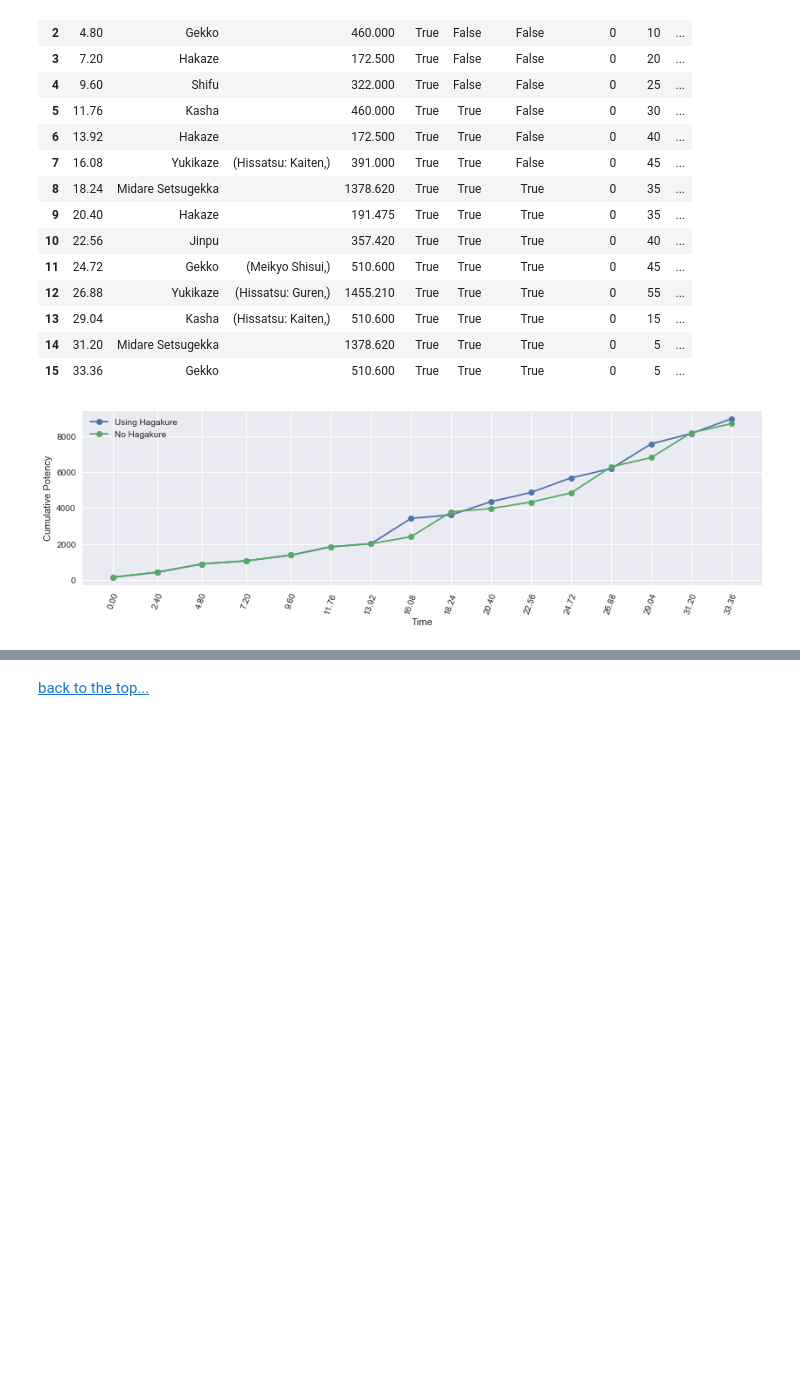
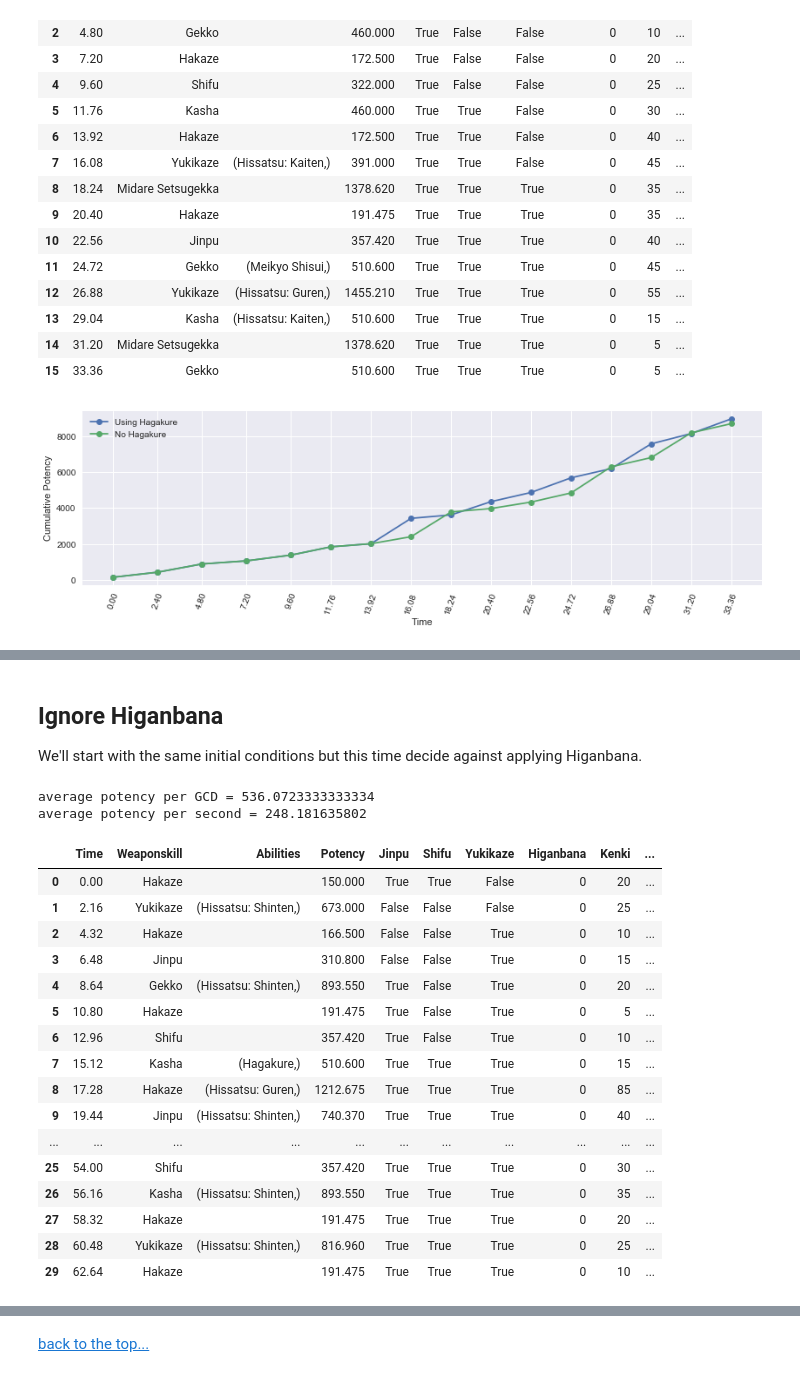
Before and after one commit to rconcep/ffxiv, a Jupyter notebook: sam-by-the-numbers-part-5.ipynb, the cells around one changed output, grey strips where cells are left out. Cells and saved outputs as stored; diff of their text form; code cells hidden in the pictures; blank space fills up the shorter version.

```diff
--- a/sam-by-the-numbers-part-5.ipynb
+++ b/sam-by-the-numbers-part-5.ipynb
@@ -597,0 +689,43 @@ To sum up:
+# %% [markdown]
+## Ignore Higanbana
+We'll start with the same initial conditions but this time decide against applying Higanbana.
+# %%
+sam = Samurai(base_gcd=2.40, kenki_mastery=2, kenki_gauge=20)
+
+sam.has_jinpu = True
+sam.has_shifu = True
+
+actions = [('Hakaze'), ('Yukikaze', 'Hissatsu: Shinten'),
+           ('Hakaze'), ('Jinpu'), ('Gekko', 'Hissatsu: Shinten'),
+           ('Hakaze'), ('Shifu'), ('Kasha', 'Hagakure'),
+           ('Hakaze', 'Hissatsu: Guren'), ('Jinpu', 'Hissatsu: Shinten'), ('Gekko', 'Meikyo Shisui'),
+           ('Yukikaze', 'Hissatsu: Shinten'), ('Kasha', 'Hissatsu: Kaiten'), ('Midare Setsugekka'), ('Gekko'),
+           ('Hakaze'), ('Shifu'), ('Kasha', 'Hissatsu: Shinten'),
+           ('Hakaze'), ('Yukikaze'),
+           ('Hakaze'), ('Jinpu'), ('Gekko', 'Hissatsu: Kaiten'), ('Midare Setsugekka'),
+           ('Hakaze'), ('Shifu'), ('Kasha', 'Hissatsu: Shinten'),
+           ('Hakaze'), ('Yukikaze', 'Hissatsu: Shinten'),
+           ('Hakaze')]
+
+df_higanbana_false, _, _ = sam.parse_rotation(actions)
+display(df_higanbana_false)
+# %% [output]
+average potency per GCD = 536.0723333333334
+average potency per second = 248.181635802
+|  | Time | Weaponskill | Abilities | Potency | Jinpu | Shifu | Yukikaze | Higanbana | Kenki | ... |
+| 0 | 0.00 | Hakaze |  | 150.000 | True | True | False | 0 | 20 | ... |
+| 1 | 2.16 | Yukikaze | (Hissatsu: Shinten,) | 673.000 | False | False | False | 0 | 25 | ... |
+| 2 | 4.32 | Hakaze |  | 166.500 | False | False | True | 0 | 10 | ... |
+| 3 | 6.48 | Jinpu |  | 310.800 | False | False | True | 0 | 15 | ... |
+| 4 | 8.64 | Gekko | (Hissatsu: Shinten,) | 893.550 | True | False | True | 0 | 20 | ... |
+| 5 | 10.80 | Hakaze |  | 191.475 | True | False | True | 0 | 5 | ... |
+| 6 | 12.96 | Shifu |  | 357.420 | True | False | True | 0 | 10 | ... |
+| 7 | 15.12 | Kasha | (Hagakure,) | 510.600 | True | True | True | 0 | 15 | ... |
+| 8 | 17.28 | Hakaze | (Hissatsu: Guren,) | 1212.675 | True | True | True | 0 | 85 | ... |
+| 9 | 19.44 | Jinpu | (Hissatsu: Shinten,) | 740.370 | True | True | True | 0 | 40 | ... |
+| ... | ... | ... | ... | ... | ... | ... | ... | ... | ... | ... |
+| 25 | 54.00 | Shifu |  | 357.420 | True | True | True | 0 | 30 | ... |
+| 26 | 56.16 | Kasha | (Hissatsu: Shinten,) | 893.550 | True | True | True | 0 | 35 | ... |
+| 27 | 58.32 | Hakaze |  | 191.475 | True | True | True | 0 | 20 | ... |
+| 28 | 60.48 | Yukikaze | (Hissatsu: Shinten,) | 816.960 | True | True | True | 0 | 25 | ... |
+| 29 | 62.64 | Hakaze |  | 191.475 | True | True | True | 0 | 10 | ... |
```
Also changed, not shown: parts of 10 cells of this notebook, 9 other files.
